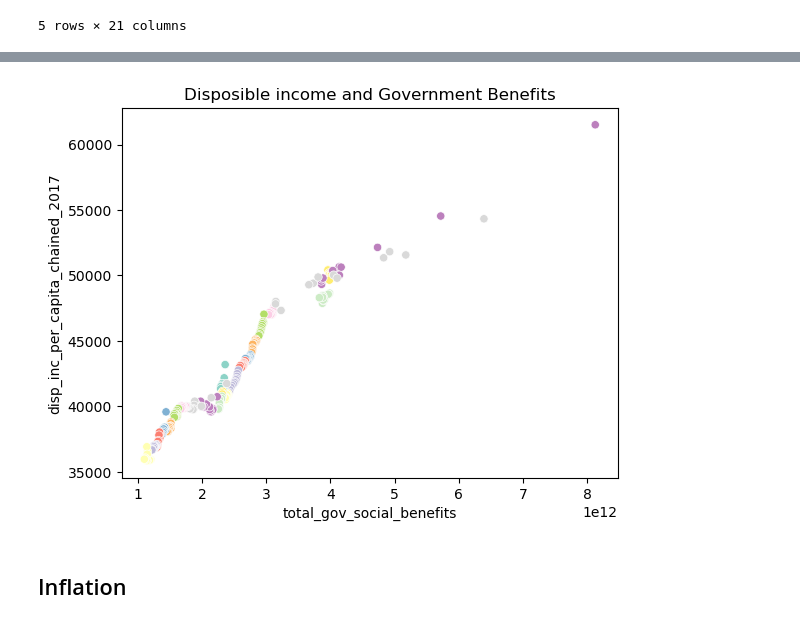
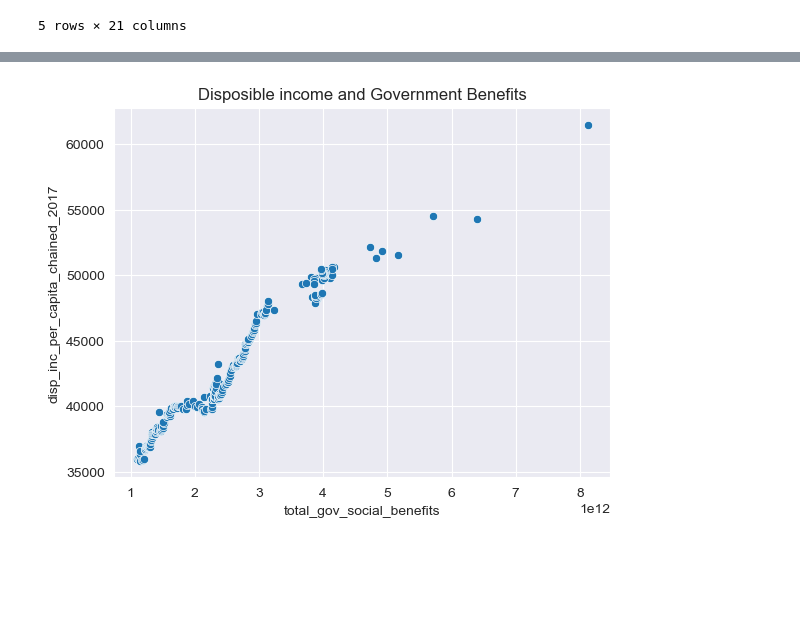
Before and after one commit to acdaniel864/time-series-credit-forecasting, a Jupyter notebook: Working_AD/eda_acd.ipynb, the cells around one changed output, grey strips where cells are left out. Cells and saved outputs as stored; diff of their text form; code cells hidden in the pictures; blank space fills up the shorter version.

Commit message:
added gdp data files, EDA and time series modelling

```diff
--- a/Working_AD/eda_acd.ipynb
+++ b/Working_AD/eda_acd.ipynb
@@ -9,4 +29,4 @@ ModuleNotFoundError: No module named 'time_series_plots'
 # %%
-df = pd.read_csv('../data/all_monthly_data_clean.csv')
-df.head()
+df_FRB = pd.read_csv('../data/frb_monthly_debt_bal_clean.csv', index_col='date', parse_dates=True)
+df_FRB.head()
 # %% [output]
@@ -20,3 +40,0 @@ df.head()
-# %%
-df_FRB = pd.read_csv('../data/frb_monthly_debt_bal_clean.csv')
-df_FRB.head()
@@ -55,13 +63,15 @@ df_auto90.head()
 # %%
 # Focusing on imports, vehicles, disposable personal income, govt benefits (medicare/medicaid etc), taxes
 # %%
-df_subset = pd.merge(df, df_FRB, on='year_month', how='left')
-df_subset = df_subset[['year_month', 'year', 'month', 'cpi_yoy', 'cpi', 'imports_yoy', 'new_&_used_vehicles_yoy', 'personal_saving_as_a_percentage_of_disposable_personal_income',
+df_subset = df[['cpi_yoy', 'imports_yoy', 'new_&_used_vehicles_yoy', 'personal_saving_as_a_percentage_of_disposable_personal_income',
                 'disp_inc_per_capita_current_dollars', 'tax_total_all_taxes', 'total_gov_social_benefits', 'social_security',
                 'medicare', 'medicaid', 'unemployment_insurance', "veterans'_benefits",
                  'cc_bals_90d_due_percentage', 'cc_bals_30d_due_percentage',
-                 'total_consumer_credit_owned_and_securitized_not_seasonally_adjusted_level_(currency_1000000)',
-                 'disp_inc_per_capita_chained_2017',
-                 'percent_change_of_total_consumer_credit_seasonally_adjusted_at_an_annual_rate_(percent_1)']]
+                 'disp_inc_per_capita_chained_2017', 'cc_balance_total_billions',
+                 'total_disposable_personal_income']]
+df_subset = df_subset.merge(df_FRB[['total_consumer_credit_owned_and_securitized_not_seasonally_adjusted_level_(currency_1000000)']],
+              left_index=True, right_index=True, how='left')
+df_subset['total_consumer_credit'] = df_subset['total_consumer_credit_owned_and_securitized_not_seasonally_adjusted_level_(currency_1000000)'] * 1000000
+df_subset.drop(columns = 'total_consumer_credit_owned_and_securitized_not_seasonally_adjusted_level_(currency_1000000)', inplace=True)
 df_subset
 # %% [output]
@@ -97,2 +95,0 @@ df_subset.hist(bins = 50, figsize = (20, 20));
-# %%
-df_subset['year_month'] = pd.to_datetime(df_subset['year_month'])
@@ -171,8 +220,5 @@ Name: personal_saving_as_a_percentage_of_disposable_personal_income, dtype: floa
 # %%
-sns.scatterplot(df_subset, x = 'total_gov_social_benefits', y ='disp_inc_per_capita_chained_2017',
-                 hue='year', palette="Set3", legend = None)
+sns.scatterplot(df_subset, x = 'total_gov_social_benefits', y ='disp_inc_per_capita_chained_2017', legend = None)
 plt.title('Disposible income and Government Benefits');
 # %% [output]
-[figure, old version]
+[figure, new version]
-# %% [markdown]
-## Inflation
```
Also changed, not shown: parts of 38 cells of this notebook, 11 other files.
